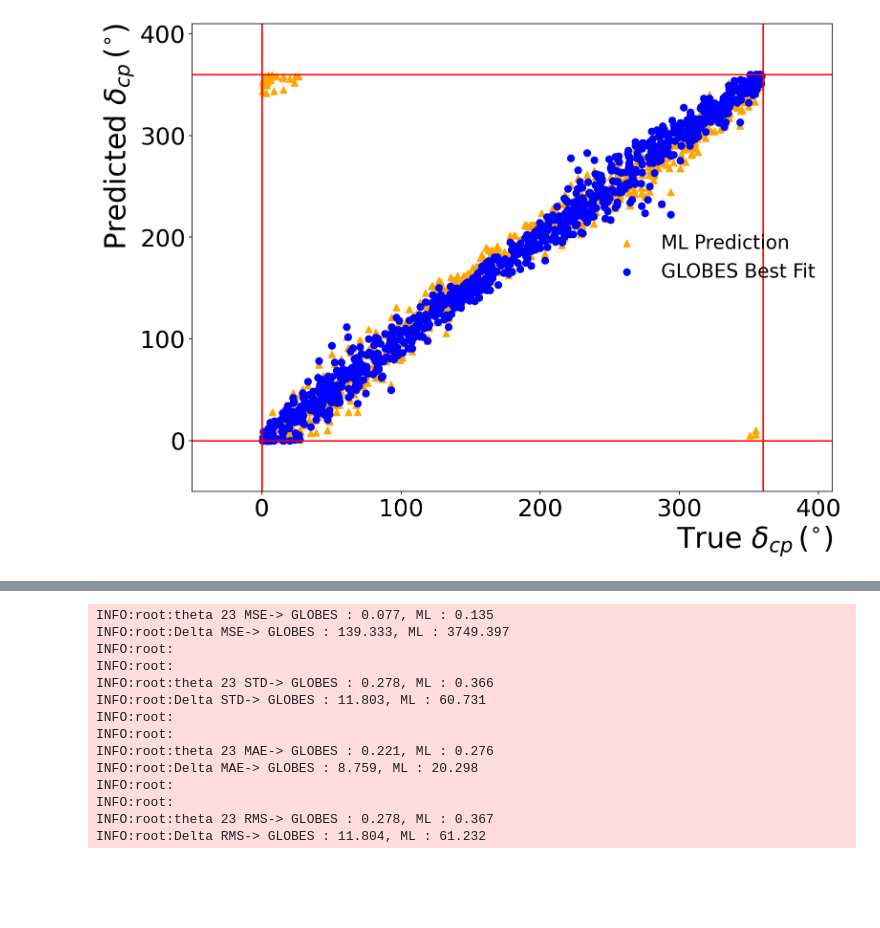
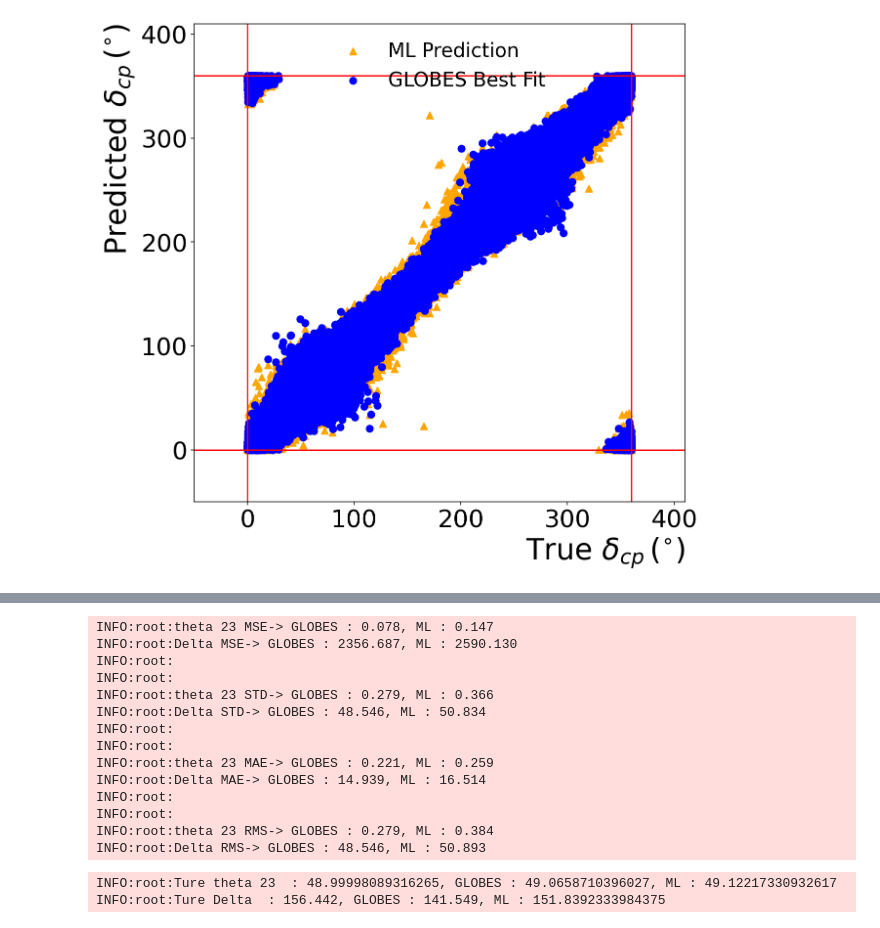
Before and after one commit to davidho27941/ML4NO, a Jupyter notebook: Regression_Study_Goodness/study_goodness_to_5GeV.ipynb, the cells around one changed output, grey strips where cells are left out. Cells and saved outputs as stored; diff of their text form; code cells hidden in the pictures; blank space fills up the shorter version.

Commit message:
update result: new best_fit_spectrum_deltacp_DUNE.npz

```diff
--- a/Regression_Study_Goodness/study_goodness_to_5GeV.ipynb
+++ b/Regression_Study_Goodness/study_goodness_to_5GeV.ipynb
@@ -93,17 +93,17 @@ for i in scale_range:
 for i, (std_scale, nth_scale) in enumerate(zip(model_theta23, scale_range)):
 
     if std_scale == "asimov" :
-#         file_path = "/dicos_ui_home/alanchung/ML4NO/Regression_std_Study/Model_to_5Gev/dune_theta23_asimov.h5"
-        file_path = "/dicos_ui_home/alanchung/ML4NO/Poisson_Learning_Study/Model_v2_to_5GeV/dune_theta23_poisson_299_4.h5"
+        file_path = "/dicos_ui_home/alanchung/ML4NO/Regression_std_Study/Model_to_5Gev/dune_theta23_asimov_7.h5"
+#         file_path = "/dicos_ui_home/alanchung/ML4NO/Poisson_Learning_Study/Model_v2_to_5GeV/dune_theta23_poisson_299_5.h5"
     else:
-#         file_path = "/dicos_ui_home/alanchung/ML4NO/Regression_std_Study/Model_to_5Gev/" + str(experiment) + "_" + "theta23_std" + "_" + str(nth_scale) + "_poisson_10_.h5"
-        file_path = "/dicos_ui_home/alanchung/ML4NO/Poisson_Learning_Study/Model_v2_to_5GeV/dune_theta23_poisson_299_4.h5"
+        file_path = "/dicos_ui_home/alanchung/ML4NO/Regression_std_Study/Model_to_5Gev/" + str(experiment) + "_" + "theta23_std" + "_" + str(nth_scale) + "_poisson_10_7.h5"
+#         file_path = "/dicos_ui_home/alanchung/ML4NO/Poisson_Learning_Study/Model_v2_to_5GeV/dune_theta23_poisson_299_5.h5"
 
     if os.path.isfile(file_path):
 
 #         logging.info(str(file_path) +" exists.")
 
-        model_theta23[std_scale] = load_model(file_path)
+        model_theta23[std_scale] = load_model(file_path, compile=False)
 
     else:
         logging.info("Please Check Input Files!!!")
@@ -114,17 +114,17 @@ logging.info("\n")
 for i, (std_scale, nth_scale) in enumerate(zip(model_delta, scale_range)):
 
     if std_scale == "asimov" :
-#         file_path = "/dicos_ui_home/alanchung/ML4NO/Regression_std_Study/Model_to_5Gev/dune_delta_asimov_4.h5"
-        file_path = "/dicos_ui_home/alanchung/ML4NO/Poisson_Learning_Study/Model_v2_to_5GeV/dune_delta_poisson_299_4.h5"
+        file_path = "/dicos_ui_home/alanchung/ML4NO/Regression_std_Study/Model_to_5Gev/dune_delta_asimov_7.h5"
+#         file_path = "/dicos_ui_home/alanchung/ML4NO/Poisson_Learning_Study/Model_v2_to_5GeV/dune_delta_poisson_299_5.h5"
     else:
-#         file_path = "/dicos_ui_home/alanchung/ML4NO/Regression_std_Study/Model_to_5Gev/" + str(experiment) + "_" + "delta_std" + "_" + str(nth_scale) + "_poisson_10_4.h5"
-        file_path = "/dicos_ui_home/alanchung/ML4NO/Poisson_Learning_Study/Model_v2_to_5GeV/dune_delta_poisson_299_4.h5"
+        file_path = "/dicos_ui_home/alanchung/ML4NO/Regression_std_Study/Model_to_5Gev/" + str(experiment) + "_" + "delta_std" + "_" + str(nth_scale) + "_poisson_10_7.h5"
+#         file_path = "/dicos_ui_home/alanchung/ML4NO/Poisson_Learning_Study/Model_v2_to_5GeV/dune_delta_poisson_299_5.h5"
 
     if os.path.isfile(file_path):
 
 #         logging.info(str(file_path) +" exists.")
 
-        model_delta[std_scale] = load_model(file_path)
+        model_delta[std_scale] = load_model(file_path, compile=False)
 
     else:
         logging.info("Please Check Input Files!!!")
@@ -179,14 +179,14 @@ Wall time: 537 ms
 # %%
 %%time
 # test_data = np.load('../Data/sample_NuFit0911.npz')
-test_data = np.load('../Data/best_fit_spectrum_DUNE.npz')
+test_data = np.load('../Data/best_fit_spectrum_deltacp_DUNE.npz')
 
 theta23_true = test_data["theta23_true"]/(2*np.pi)*360
 delta_true = test_data["delta_true"]
 theta23_best_fit = test_data["theta23_fit"]/(2*np.pi)*360
 delta_best_fit = test_data["delta_fit"]
 
-parameter_range = np.where(np.logical_and(delta_true >= 0, delta_true <= 360 ))[0][:1000]
+parameter_range = np.where(np.logical_and(delta_true >= 0, delta_true <= 360 ))[0]#[:1000]
 
 
 theta23_true = theta23_true[parameter_range]
@@ -207,14 +207,4 @@ logging.info("theta23 true Shape:{}".format(theta23_true.shape))
 logging.info("delta true Shape:{}".format(delta_true.shape))
 logging.info("theta23 best fit Shape:{}".format(theta23_best_fit.shape))
 logging.info("delta best fit Shape:{}".format(delta_best_fit.shape))
-
-
-
-
-
-# data_IO_mid = mc_data[0]
-# data_NO_mid = mc_data[2]
-
-# logging.info("Test IO Data Shape:{}".format(data_IO_mid.shape))
-# logging.info("Test NO Data Shape:{}".format(data_NO_mid.shape))
 # %% [output]
@@ -327,7 +317,7 @@ def Contour(resolution_dictinary, model_dictinary, model="model_1"):
             TEST
             """
             tmp = np.arctan2(tmp[:,0],tmp[:,1]) # 10/26 modified
-            tmp = np.where(tmp > 0 , tmp, 2*np.pi+tmp) # 10/26 modified
+            tmp = np.where(tmp >= 0 , tmp, 2*np.pi+tmp) # 10/26 modified
             tmp = tmp/np.pi*180 # 10/26 modified
 
 
@@ -417,7 +407,7 @@ Wall time: 585 ms
 # %%
 %%time
 
-fig, ax = plt.subplots(1,1, figsize=(12,9))
+fig, ax = plt.subplots(1,1, figsize=(9,9))
 
 # std_scale = np.logspace(-3, np.log10(2), 40)[scale_range[1:]]
 # prediction_asimov = [theta23_resolution[std_scale]["asimov"] for std_scale in theta23_resolution if std_scale != "asimov"]
@@ -431,31 +421,31 @@ plt.scatter(delta_true, delta_best_fit, color='blue', marker = "o", s=50, label=
 # plt.errorbar(std_scale, best_fit, yerr=uncertainty, fmt='o',ms=5, label="Predicted $\\theta_{23}$ (poisson included)")
 plt.axvline(x=0 , color='r', linestyle='-')
 plt.axvline(x=360 , color='r', linestyle='-')
 plt.axhline(y=0 , color='r', linestyle='-')
 plt.axhline(y=360 , color='r', linestyle='-')
 
 
 # if IO_or_NO == 0:
 #     plt.text(x=0.001,y=53.3, s="Inverse Ordering", fontsize=25 )
 # elif IO_or_NO == 1:
 #     plt.text(x=0.001,y=53.3, s="Normal Ordering", fontsize=25 )
 
 
 ax.tick_params(axis='x', labelsize=25)
 ax.tick_params(axis='y', labelsize=25)
 # plt.xlim((0.0008, 2.5))
 # plt.xscale("log")
 plt.xlim((-50, 410))
 plt.ylim((-50, 410))
 plt.xlabel("True $\delta_{cp}\,(^{\circ})$", fontsize=30,horizontalalignment='right',x=1)
 plt.ylabel("Predicted $\delta_{cp}\,(^{\circ})$", fontsize=30, horizontalalignment='right',y=1)
 # plt.grid()
 
 plt.legend(loc="best",ncol=1,fontsize=20, edgecolor = "w",fancybox=False, framealpha=0)
 
 # plt.savefig("./Plots/"+str(experiment)+"_"+str("to_5GeV")+"_"+str(ordering)+"_theta23_std_evolution.pdf", transparent=True, bbox_inches='tight')
 
 
 plt.show()
 # %% [output]
-[figure, old version]
+[figure, new version]
@@ -498,21 +488,24 @@ logging.info("Delta RMS-> GLOBES : {:.3f}, ML : {:.3f}".format(np.sqrt(np.averag
                                                        np.sqrt(np.average((ML_delta_best_fit-delta_true)**2))
                                                                 ))
 # %% [output]
-INFO:root:theta 23 MSE-> GLOBES : 0.077, ML : 0.135
-INFO:root:Delta MSE-> GLOBES : 139.333, ML : 3749.397
+INFO:root:theta 23 MSE-> GLOBES : 0.078, ML : 0.147
+INFO:root:Delta MSE-> GLOBES : 2356.687, ML : 2590.130
 INFO:root:
 INFO:root:
-INFO:root:theta 23 STD-> GLOBES : 0.278, ML : 0.366
-INFO:root:Delta STD-> GLOBES : 11.803, ML : 60.731
+INFO:root:theta 23 STD-> GLOBES : 0.279, ML : 0.366
+INFO:root:Delta STD-> GLOBES : 48.546, ML : 50.834
 INFO:root:
 INFO:root:
-INFO:root:theta 23 MAE-> GLOBES : 0.221, ML : 0.276
-INFO:root:Delta MAE-> GLOBES : 8.759, ML : 20.298
+INFO:root:theta 23 MAE-> GLOBES : 0.221, ML : 0.259
+INFO:root:Delta MAE-> GLOBES : 14.939, ML : 16.514
 INFO:root:
 INFO:root:
-INFO:root:theta 23 RMS-> GLOBES : 0.278, ML : 0.367
-INFO:root:Delta RMS-> GLOBES : 11.804, ML : 61.232
+INFO:root:theta 23 RMS-> GLOBES : 0.279, ML : 0.384
+INFO:root:Delta RMS-> GLOBES : 48.546, ML : 50.893
 # %%
 nth = 10
 logging.info("Ture theta 23  : {}, GLOBES : {}, ML : {}".format(theta23_true[nth],theta23_best_fit[nth],ML_theta23_best_fit[nth]))
 logging.info("Ture Delta  : {}, GLOBES : {}, ML : {}".format(delta_true[nth],delta_best_fit[nth],ML_delta_best_fit[nth]))
+# %% [output]
+INFO:root:Ture theta 23  : 48.99998089316265, GLOBES : 49.0658710396027, ML : 49.12217330932617
+INFO:root:Ture Delta  : 156.442, GLOBES : 141.549, ML : 151.8392333984375
```
Also changed, not shown: parts of 8 cells of this notebook.
